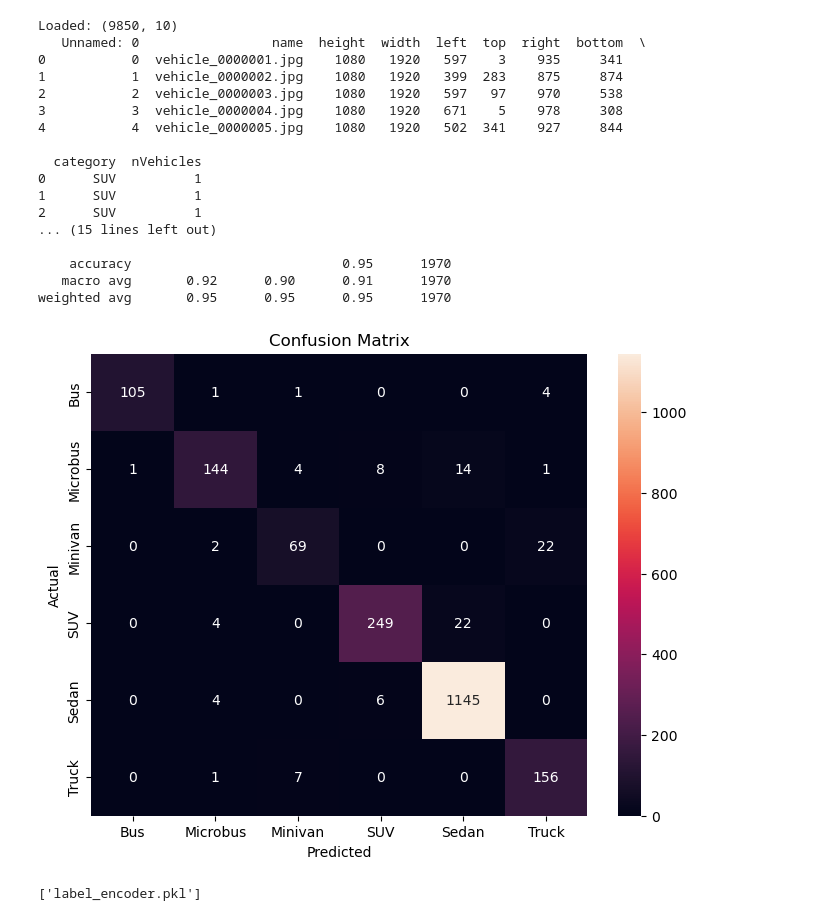
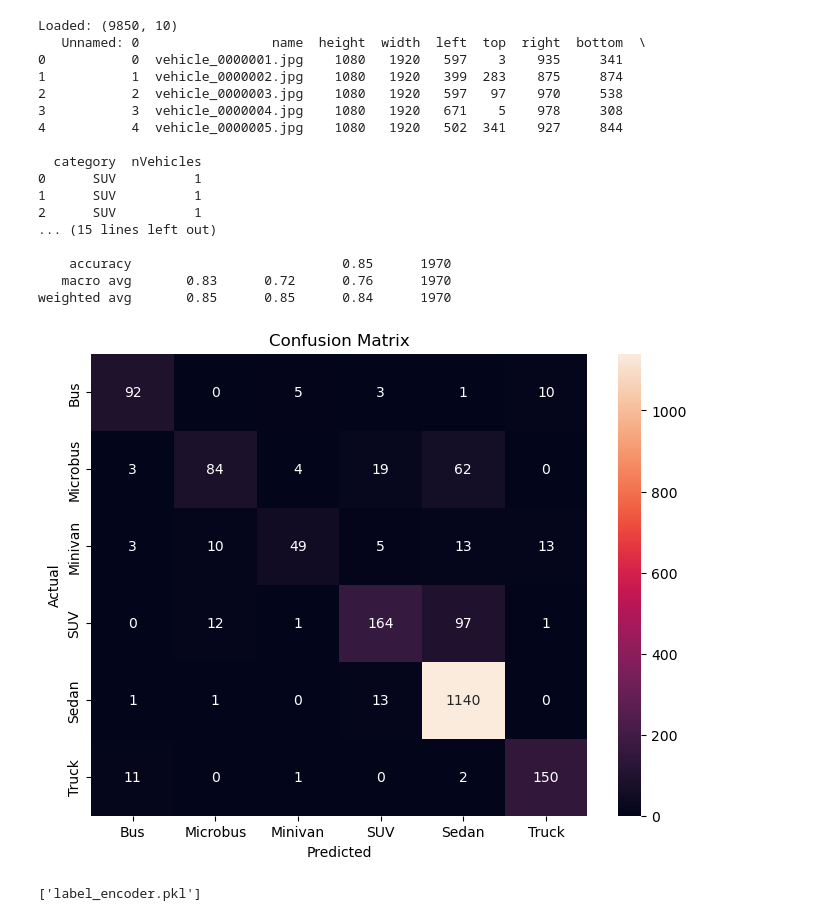
Before and after one commit to Lyquifyy/Senior-Project, a Jupyter notebook: models/SVM_Training.ipynb, the cells around one changed output. Cells and saved outputs as stored; diff of their text form; code cells hidden in the pictures.

Commit message:
Editing training to improve accuracy of new image predictions

```diff
--- a/models/SVM_Training.ipynb
+++ b/models/SVM_Training.ipynb
@@ -49,7 +49,8 @@ for _, row in df.iterrows():
     img = cv2.imread(img_path)
 
     # Crop vehicle using bounding box
-    crop = img[top:bottom, left:right]
+    crop = img
+    #[top:bottom, left:right]
 
     # Skip bad crops
     if crop.size == 0:
@@ -99,7 +100,7 @@ X_test = scaler.transform(X_test)
 print("Training SVM...")
 
 svm = SVC(
-    kernel='rbf',   # change to 'linear' if slow
+    kernel='rbf',
     C=10,
     gamma='scale',
     probability= True
@@ -112,37 +113,37 @@ y_pred = svm.predict(X_test)
 
 print("\nClassification Report:")
 print(classification_report(y_test, y_pred, target_names=le.classes_))
 
 # Confusion matrix
 cm = confusion_matrix(y_test, y_pred)
 
 plt.figure(figsize=(8, 6))
 sns.heatmap(cm, annot=True, fmt="d",
             xticklabels=le.classes_,
             yticklabels=le.classes_)
 plt.xlabel("Predicted")
 plt.ylabel("Actual")
 plt.title("Confusion Matrix")
 plt.show()
 # %% [output]
 Loaded: (9850, 10)
    Unnamed: 0                 name  height  width  left  top  right  bottom  \
 0           0  vehicle_0000001.jpg    1080   1920   597    3    935     341
 1           1  vehicle_0000002.jpg    1080   1920   399  283    875     874
 2           2  vehicle_0000003.jpg    1080   1920   597   97    970     538
 3           3  vehicle_0000004.jpg    1080   1920   671    5    978     308
 4           4  vehicle_0000005.jpg    1080   1920   502  341    927     844
 
   category  nVehicles
 0      SUV          1
 1      SUV          1
 2      SUV          1
 ... (15 lines left out)
 
-    accuracy                           0.95      1970
-   macro avg       0.92      0.90      0.91      1970
-weighted avg       0.95      0.95      0.95      1970
+    accuracy                           0.85      1970
+   macro avg       0.83      0.72      0.76      1970
+weighted avg       0.85      0.85      0.84      1970
-[figure, old version]
+[figure, new version]
 # %%
 # Save model
 import joblib
```
Also changed, not shown: 1 other file.
